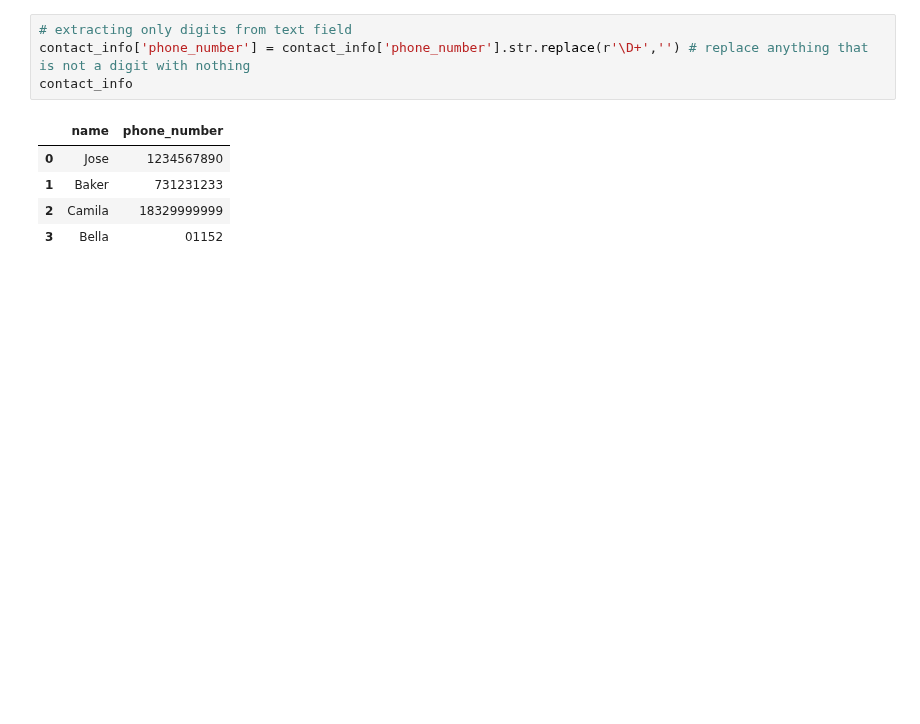
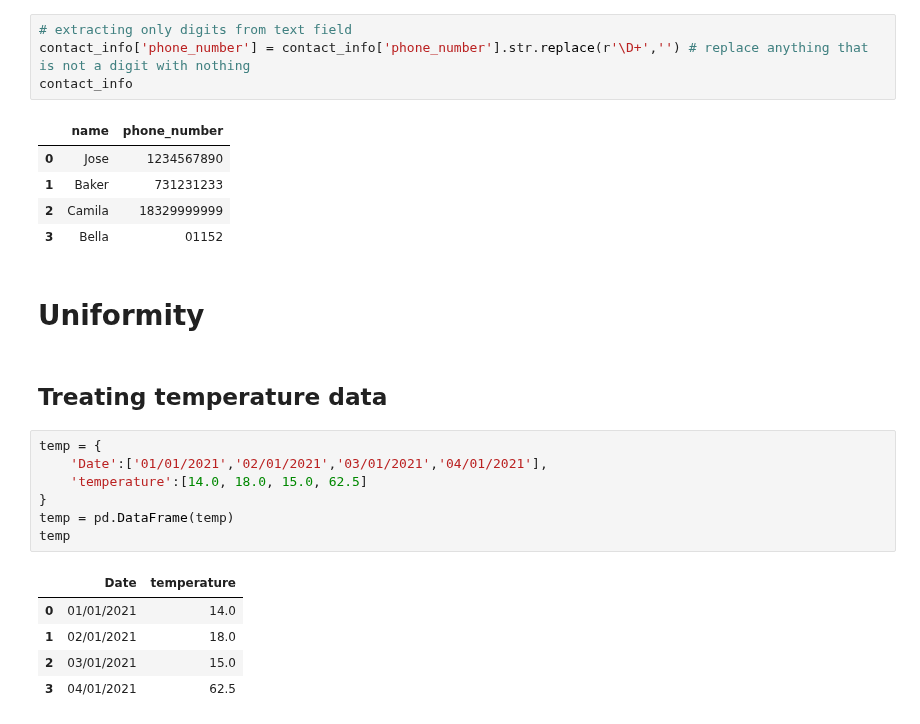
Before and after one commit to Jose-Servin/DataCamp, a Jupyter notebook: Courses/Cleaning_Data/cleaning_data.ipynb, the cells around one changed output. Drawn from its saved outputs; the diff is of its cells as text; blank space fills up the shorter version.

```diff
--- a/Courses/Cleaning_Data/cleaning_data.ipynb
+++ b/Courses/Cleaning_Data/cleaning_data.ipynb
@@ -784,3 +784,20 @@ contact_info
 | 1 | Baker | 731231233 |
 | 2 | Camila | 18329999999 |
 | 3 | Bella | 01152 |
+# %% [markdown]
+# Uniformity
+# %% [markdown]
+## Treating temperature data
+# %%
+temp = {
+    'Date':['01/01/2021','02/01/2021','03/01/2021','04/01/2021'],
+    'temperature':[14.0, 18.0, 15.0, 62.5]
+}
+temp = pd.DataFrame(temp)
+temp
+# %% [output]
+|  | Date | temperature |
+| 0 | 01/01/2021 | 14.0 |
+| 1 | 02/01/2021 | 18.0 |
+| 2 | 03/01/2021 | 15.0 |
+| 3 | 04/01/2021 | 62.5 |
```
Also changed, not shown: parts of 11 cells of this notebook.
